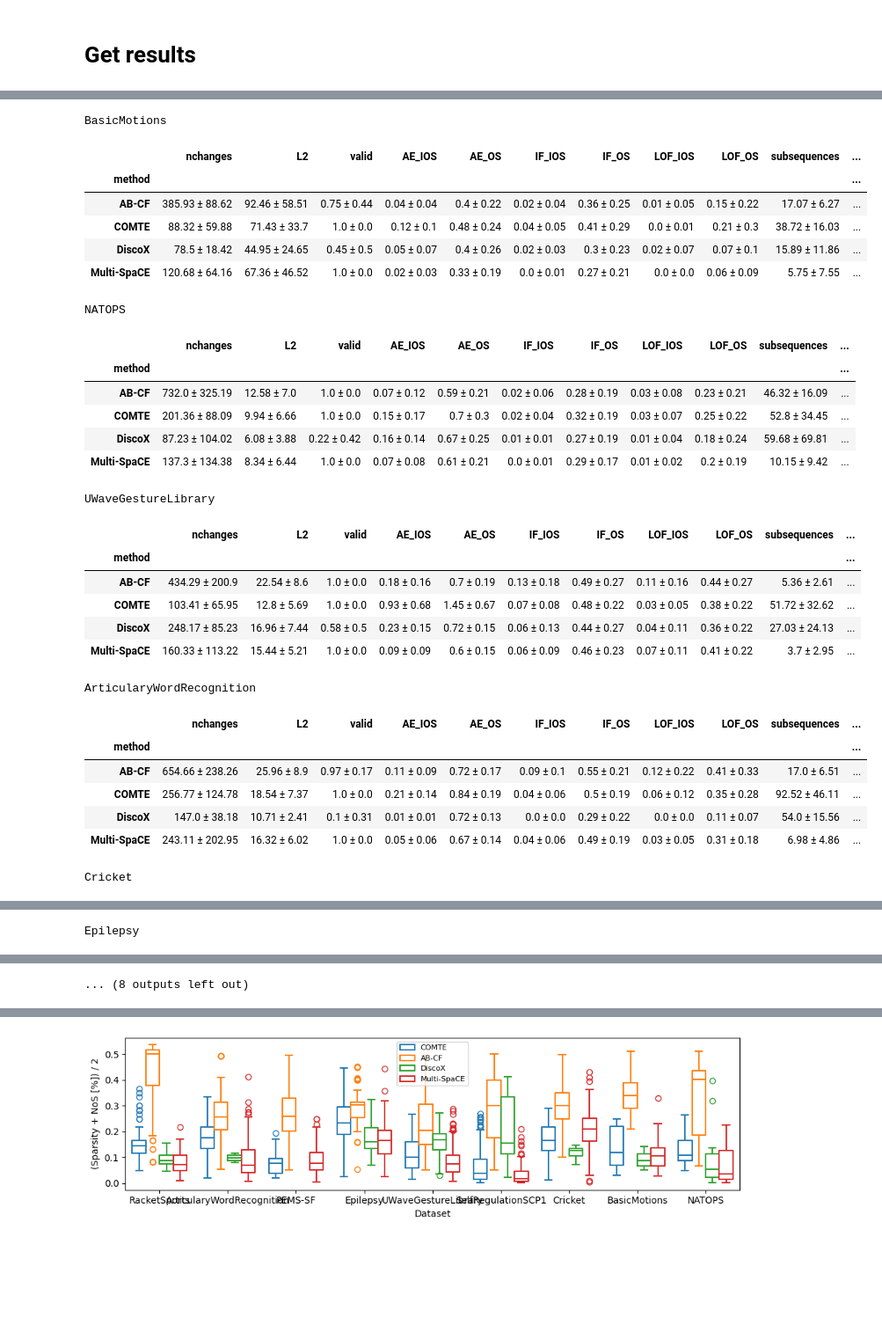
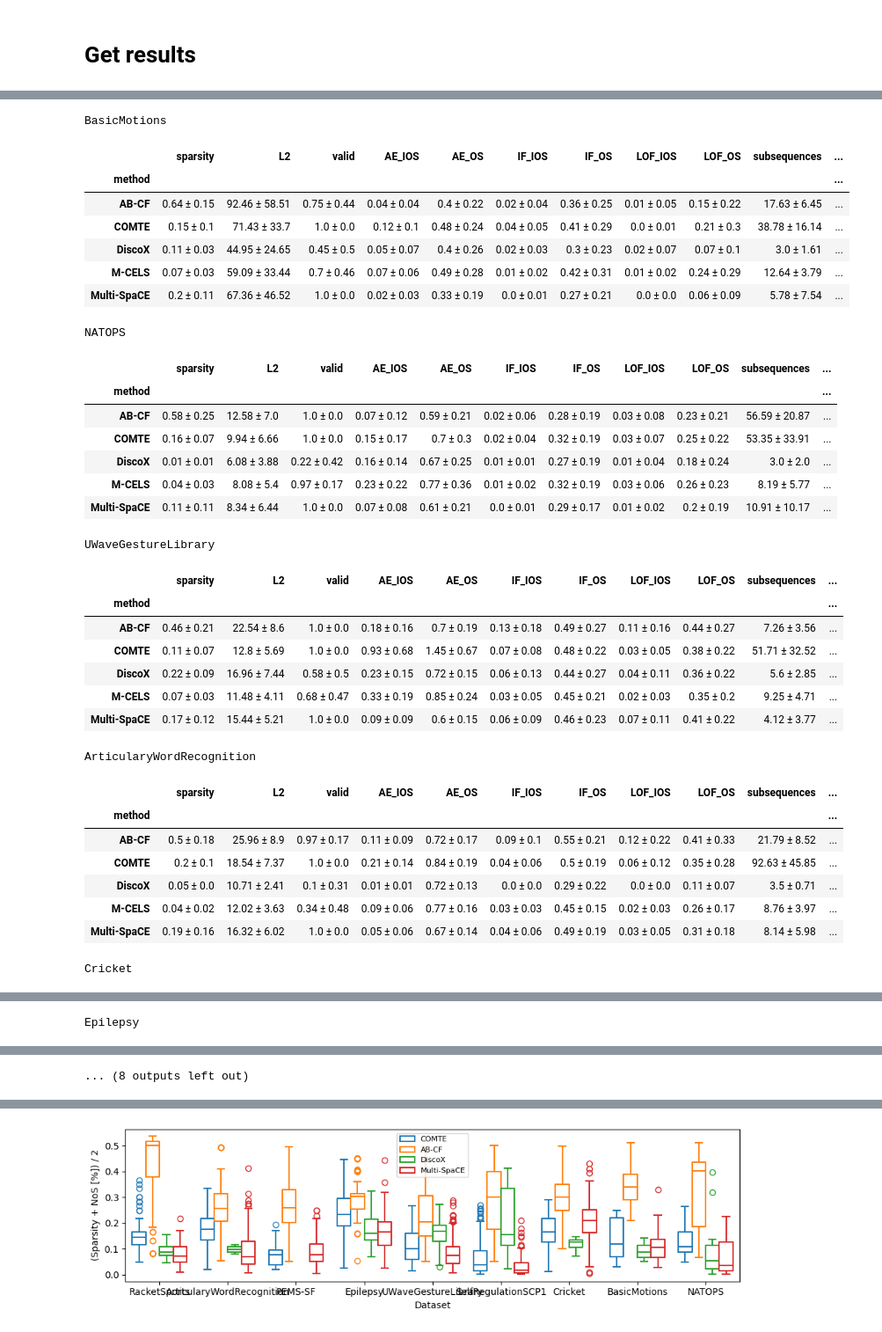
Before and after one commit to MarioRefoyo/Multi-SpaCE, a Jupyter notebook: experiments/evaluation/visualize_counterfactuals_mo_multivariate.ipynb, the cells around one changed output, grey strips where cells are left out. Shown at 88% size. Saved outputs shown, nothing was run; the diff lists cells and outputs as text; code cells hidden in the pictures; blank space fills up the shorter version.

```diff
--- a/experiments/evaluation/visualize_counterfactuals_mo_multivariate.ipynb
+++ b/experiments/evaluation/visualize_counterfactuals_mo_multivariate.ipynb
@@ -32,6 +32,7 @@ DATASETS = [
     'ArticularyWordRecognition', 'Cricket', # 'Epilepsy',
     # 'RacketSports', 'SelfRegulationSCP1'
 ]"""
+
 MO_UTILITY = np.array([0.1, 0.4*0.7, 0.6*0.7, 0.2])
 model_to_explain = "inceptiontime_noscaling"
 scaling = "none"
@@ -41,6 +42,7 @@ methods = {
     "comte_gpu": "COMTE",
     "abcf_gpu": "AB-CF",
     "discox_gpu": "DiscoX",
+    "mcels": "M-CELS",
     # "d8387d902c6723a9106adc62d4fc6f327a8bd275": "Multi-SpaCE (naive_model)",
     # "d98ff072a62c4346b035510c421f3498e40f8bbc": "Multi-SpaCE ($p^p=0.5$)",
     # "b36c8d082cce22e71013de720ae958cea4bd301a": "Multi-SpaCE ($p^p=0.75$)",
@@ -112,0 +310,5 @@ ec57e0a613241455487f3f40483cd34095c81bf7
+# %%
+for dataset in DATASETS:
+    print(dataset)
+    display(valid_intersection_summary_df.loc[valid_intersection_summary_df["dataset"] == dataset].reset_index(drop=True))
+    display(valid_index_per_method_df.loc[valid_index_per_method_df["dataset"] == dataset].reset_index(drop=True))
@@ -155,36 +403,40 @@ Epilepsy
 ... (8 outputs left out)
 # %%
-columns = ["nchanges", "L2", "valid", "AE_IOS", "AE_OS", "IF_IOS", "IF_OS", "LOF_IOS", "LOF_OS", "subsequences", "times"]
+columns = ["sparsity", "L2", "valid", "AE_IOS", "AE_OS", "IF_IOS", "IF_OS", "LOF_IOS", "LOF_OS", "subsequences", "times"]
 for dataset in DATASETS:
     print(dataset)
     display(mean_results_dict[dataset].set_index("method").sort_index()[columns])
 # %% [output]
 BasicMotions
-|  | nchanges | L2 | valid | AE_IOS | AE_OS | IF_IOS | IF_OS | LOF_IOS | LOF_OS | subsequences | ... |
+|  | sparsity | L2 | valid | AE_IOS | AE_OS | IF_IOS | IF_OS | LOF_IOS | LOF_OS | subsequences | ... |
 | method |  |  |  |  |  |  |  |  |  |  | ... |
-| AB-CF | 385.93 ± 88.62 | 92.46 ± 58.51 | 0.75 ± 0.44 | 0.04 ± 0.04 | 0.4 ± 0.22 | 0.02 ± 0.04 | 0.36 ± 0.25 | 0.01 ± 0.05 | 0.15 ± 0.22 | 17.07 ± 6.27 | ... |
-| COMTE | 88.32 ± 59.88 | 71.43 ± 33.7 | 1.0 ± 0.0 | 0.12 ± 0.1 | 0.48 ± 0.24 | 0.04 ± 0.05 | 0.41 ± 0.29 | 0.0 ± 0.01 | 0.21 ± 0.3 | 38.72 ± 16.03 | ... |
-| DiscoX | 78.5 ± 18.42 | 44.95 ± 24.65 | 0.45 ± 0.5 | 0.05 ± 0.07 | 0.4 ± 0.26 | 0.02 ± 0.03 | 0.3 ± 0.23 | 0.02 ± 0.07 | 0.07 ± 0.1 | 15.89 ± 11.86 | ... |
-| Multi-SpaCE | 120.68 ± 64.16 | 67.36 ± 46.52 | 1.0 ± 0.0 | 0.02 ± 0.03 | 0.33 ± 0.19 | 0.0 ± 0.01 | 0.27 ± 0.21 | 0.0 ± 0.0 | 0.06 ± 0.09 | 5.75 ± 7.55 | ... |
+| AB-CF | 0.64 ± 0.15 | 92.46 ± 58.51 | 0.75 ± 0.44 | 0.04 ± 0.04 | 0.4 ± 0.22 | 0.02 ± 0.04 | 0.36 ± 0.25 | 0.01 ± 0.05 | 0.15 ± 0.22 | 17.63 ± 6.45 | ... |
+| COMTE | 0.15 ± 0.1 | 71.43 ± 33.7 | 1.0 ± 0.0 | 0.12 ± 0.1 | 0.48 ± 0.24 | 0.04 ± 0.05 | 0.41 ± 0.29 | 0.0 ± 0.01 | 0.21 ± 0.3 | 38.78 ± 16.14 | ... |
+| DiscoX | 0.11 ± 0.03 | 44.95 ± 24.65 | 0.45 ± 0.5 | 0.05 ± 0.07 | 0.4 ± 0.26 | 0.02 ± 0.03 | 0.3 ± 0.23 | 0.02 ± 0.07 | 0.07 ± 0.1 | 3.0 ± 1.61 | ... |
+| M-CELS | 0.07 ± 0.03 | 59.09 ± 33.44 | 0.7 ± 0.46 | 0.07 ± 0.06 | 0.49 ± 0.28 | 0.01 ± 0.02 | 0.42 ± 0.31 | 0.01 ± 0.02 | 0.24 ± 0.29 | 12.64 ± 3.79 | ... |
+| Multi-SpaCE | 0.2 ± 0.11 | 67.36 ± 46.52 | 1.0 ± 0.0 | 0.02 ± 0.03 | 0.33 ± 0.19 | 0.0 ± 0.01 | 0.27 ± 0.21 | 0.0 ± 0.0 | 0.06 ± 0.09 | 5.78 ± 7.54 | ... |
 NATOPS
-|  | nchanges | L2 | valid | AE_IOS | AE_OS | IF_IOS | IF_OS | LOF_IOS | LOF_OS | subsequences | ... |
+|  | sparsity | L2 | valid | AE_IOS | AE_OS | IF_IOS | IF_OS | LOF_IOS | LOF_OS | subsequences | ... |
 | method |  |  |  |  |  |  |  |  |  |  | ... |
-| AB-CF | 732.0 ± 325.19 | 12.58 ± 7.0 | 1.0 ± 0.0 | 0.07 ± 0.12 | 0.59 ± 0.21 | 0.02 ± 0.06 | 0.28 ± 0.19 | 0.03 ± 0.08 | 0.23 ± 0.21 | 46.32 ± 16.09 | ... |
-| COMTE | 201.36 ± 88.09 | 9.94 ± 6.66 | 1.0 ± 0.0 | 0.15 ± 0.17 | 0.7 ± 0.3 | 0.02 ± 0.04 | 0.32 ± 0.19 | 0.03 ± 0.07 | 0.25 ± 0.22 | 52.8 ± 34.45 | ... |
-| DiscoX | 87.23 ± 104.02 | 6.08 ± 3.88 | 0.22 ± 0.42 | 0.16 ± 0.14 | 0.67 ± 0.25 | 0.01 ± 0.01 | 0.27 ± 0.19 | 0.01 ± 0.04 | 0.18 ± 0.24 | 59.68 ± 69.81 | ... |
-| Multi-SpaCE | 137.3 ± 134.38 | 8.34 ± 6.44 | 1.0 ± 0.0 | 0.07 ± 0.08 | 0.61 ± 0.21 | 0.0 ± 0.01 | 0.29 ± 0.17 | 0.01 ± 0.02 | 0.2 ± 0.19 | 10.15 ± 9.42 | ... |
+| AB-CF | 0.58 ± 0.25 | 12.58 ± 7.0 | 1.0 ± 0.0 | 0.07 ± 0.12 | 0.59 ± 0.21 | 0.02 ± 0.06 | 0.28 ± 0.19 | 0.03 ± 0.08 | 0.23 ± 0.21 | 56.59 ± 20.87 | ... |
+| COMTE | 0.16 ± 0.07 | 9.94 ± 6.66 | 1.0 ± 0.0 | 0.15 ± 0.17 | 0.7 ± 0.3 | 0.02 ± 0.04 | 0.32 ± 0.19 | 0.03 ± 0.07 | 0.25 ± 0.22 | 53.35 ± 33.91 | ... |
+| DiscoX | 0.01 ± 0.01 | 6.08 ± 3.88 | 0.22 ± 0.42 | 0.16 ± 0.14 | 0.67 ± 0.25 | 0.01 ± 0.01 | 0.27 ± 0.19 | 0.01 ± 0.04 | 0.18 ± 0.24 | 3.0 ± 2.0 | ... |
+| M-CELS | 0.04 ± 0.03 | 8.08 ± 5.4 | 0.97 ± 0.17 | 0.23 ± 0.22 | 0.77 ± 0.36 | 0.01 ± 0.02 | 0.32 ± 0.19 | 0.03 ± 0.06 | 0.26 ± 0.23 | 8.19 ± 5.77 | ... |
+| Multi-SpaCE | 0.11 ± 0.11 | 8.34 ± 6.44 | 1.0 ± 0.0 | 0.07 ± 0.08 | 0.61 ± 0.21 | 0.0 ± 0.01 | 0.29 ± 0.17 | 0.01 ± 0.02 | 0.2 ± 0.19 | 10.91 ± 10.17 | ... |
 UWaveGestureLibrary
-|  | nchanges | L2 | valid | AE_IOS | AE_OS | IF_IOS | IF_OS | LOF_IOS | LOF_OS | subsequences | ... |
+|  | sparsity | L2 | valid | AE_IOS | AE_OS | IF_IOS | IF_OS | LOF_IOS | LOF_OS | subsequences | ... |
 | method |  |  |  |  |  |  |  |  |  |  | ... |
-| AB-CF | 434.29 ± 200.9 | 22.54 ± 8.6 | 1.0 ± 0.0 | 0.18 ± 0.16 | 0.7 ± 0.19 | 0.13 ± 0.18 | 0.49 ± 0.27 | 0.11 ± 0.16 | 0.44 ± 0.27 | 5.36 ± 2.61 | ... |
-| COMTE | 103.41 ± 65.95 | 12.8 ± 5.69 | 1.0 ± 0.0 | 0.93 ± 0.68 | 1.45 ± 0.67 | 0.07 ± 0.08 | 0.48 ± 0.22 | 0.03 ± 0.05 | 0.38 ± 0.22 | 51.72 ± 32.62 | ... |
-| DiscoX | 248.17 ± 85.23 | 16.96 ± 7.44 | 0.58 ± 0.5 | 0.23 ± 0.15 | 0.72 ± 0.15 | 0.06 ± 0.13 | 0.44 ± 0.27 | 0.04 ± 0.11 | 0.36 ± 0.22 | 27.03 ± 24.13 | ... |
-| Multi-SpaCE | 160.33 ± 113.22 | 15.44 ± 5.21 | 1.0 ± 0.0 | 0.09 ± 0.09 | 0.6 ± 0.15 | 0.06 ± 0.09 | 0.46 ± 0.23 | 0.07 ± 0.11 | 0.41 ± 0.22 | 3.7 ± 2.95 | ... |
+| AB-CF | 0.46 ± 0.21 | 22.54 ± 8.6 | 1.0 ± 0.0 | 0.18 ± 0.16 | 0.7 ± 0.19 | 0.13 ± 0.18 | 0.49 ± 0.27 | 0.11 ± 0.16 | 0.44 ± 0.27 | 7.26 ± 3.56 | ... |
+| COMTE | 0.11 ± 0.07 | 12.8 ± 5.69 | 1.0 ± 0.0 | 0.93 ± 0.68 | 1.45 ± 0.67 | 0.07 ± 0.08 | 0.48 ± 0.22 | 0.03 ± 0.05 | 0.38 ± 0.22 | 51.71 ± 32.52 | ... |
+| DiscoX | 0.22 ± 0.09 | 16.96 ± 7.44 | 0.58 ± 0.5 | 0.23 ± 0.15 | 0.72 ± 0.15 | 0.06 ± 0.13 | 0.44 ± 0.27 | 0.04 ± 0.11 | 0.36 ± 0.22 | 5.6 ± 2.85 | ... |
+| M-CELS | 0.07 ± 0.03 | 11.48 ± 4.11 | 0.68 ± 0.47 | 0.33 ± 0.19 | 0.85 ± 0.24 | 0.03 ± 0.05 | 0.45 ± 0.21 | 0.02 ± 0.03 | 0.35 ± 0.2 | 9.25 ± 4.71 | ... |
+| Multi-SpaCE | 0.17 ± 0.12 | 15.44 ± 5.21 | 1.0 ± 0.0 | 0.09 ± 0.09 | 0.6 ± 0.15 | 0.06 ± 0.09 | 0.46 ± 0.23 | 0.07 ± 0.11 | 0.41 ± 0.22 | 4.12 ± 3.77 | ... |
 ArticularyWordRecognition
-|  | nchanges | L2 | valid | AE_IOS | AE_OS | IF_IOS | IF_OS | LOF_IOS | LOF_OS | subsequences | ... |
+|  | sparsity | L2 | valid | AE_IOS | AE_OS | IF_IOS | IF_OS | LOF_IOS | LOF_OS | subsequences | ... |
 | method |  |  |  |  |  |  |  |  |  |  | ... |
-| AB-CF | 654.66 ± 238.26 | 25.96 ± 8.9 | 0.97 ± 0.17 | 0.11 ± 0.09 | 0.72 ± 0.17 | 0.09 ± 0.1 | 0.55 ± 0.21 | 0.12 ± 0.22 | 0.41 ± 0.33 | 17.0 ± 6.51 | ... |
-| COMTE | 256.77 ± 124.78 | 18.54 ± 7.37 | 1.0 ± 0.0 | 0.21 ± 0.14 | 0.84 ± 0.19 | 0.04 ± 0.06 | 0.5 ± 0.19 | 0.06 ± 0.12 | 0.35 ± 0.28 | 92.52 ± 46.11 | ... |
-| DiscoX | 147.0 ± 38.18 | 10.71 ± 2.41 | 0.1 ± 0.31 | 0.01 ± 0.01 | 0.72 ± 0.13 | 0.0 ± 0.0 | 0.29 ± 0.22 | 0.0 ± 0.0 | 0.11 ± 0.07 | 54.0 ± 15.56 | ... |
-| Multi-SpaCE | 243.11 ± 202.95 | 16.32 ± 6.02 | 1.0 ± 0.0 | 0.05 ± 0.06 | 0.67 ± 0.14 | 0.04 ± 0.06 | 0.49 ± 0.19 | 0.03 ± 0.05 | 0.31 ± 0.18 | 6.98 ± 4.86 | ... |
+| AB-CF | 0.5 ± 0.18 | 25.96 ± 8.9 | 0.97 ± 0.17 | 0.11 ± 0.09 | 0.72 ± 0.17 | 0.09 ± 0.1 | 0.55 ± 0.21 | 0.12 ± 0.22 | 0.41 ± 0.33 | 21.79 ± 8.52 | ... |
+| COMTE | 0.2 ± 0.1 | 18.54 ± 7.37 | 1.0 ± 0.0 | 0.21 ± 0.14 | 0.84 ± 0.19 | 0.04 ± 0.06 | 0.5 ± 0.19 | 0.06 ± 0.12 | 0.35 ± 0.28 | 92.63 ± 45.85 | ... |
+| DiscoX | 0.05 ± 0.0 | 10.71 ± 2.41 | 0.1 ± 0.31 | 0.01 ± 0.01 | 0.72 ± 0.13 | 0.0 ± 0.0 | 0.29 ± 0.22 | 0.0 ± 0.0 | 0.11 ± 0.07 | 3.5 ± 0.71 | ... |
+| M-CELS | 0.04 ± 0.02 | 12.02 ± 3.63 | 0.34 ± 0.48 | 0.09 ± 0.06 | 0.77 ± 0.16 | 0.03 ± 0.03 | 0.45 ± 0.15 | 0.02 ± 0.03 | 0.26 ± 0.17 | 8.76 ± 3.97 | ... |
+| Multi-SpaCE | 0.19 ± 0.16 | 16.32 ± 6.02 | 1.0 ± 0.0 | 0.05 ± 0.06 | 0.67 ± 0.14 | 0.04 ± 0.06 | 0.49 ± 0.19 | 0.03 ± 0.05 | 0.31 ± 0.18 | 8.14 ± 5.98 | ... |
 Cricket
```
Also changed, not shown: parts of 18 cells of this notebook, 10 other files.
